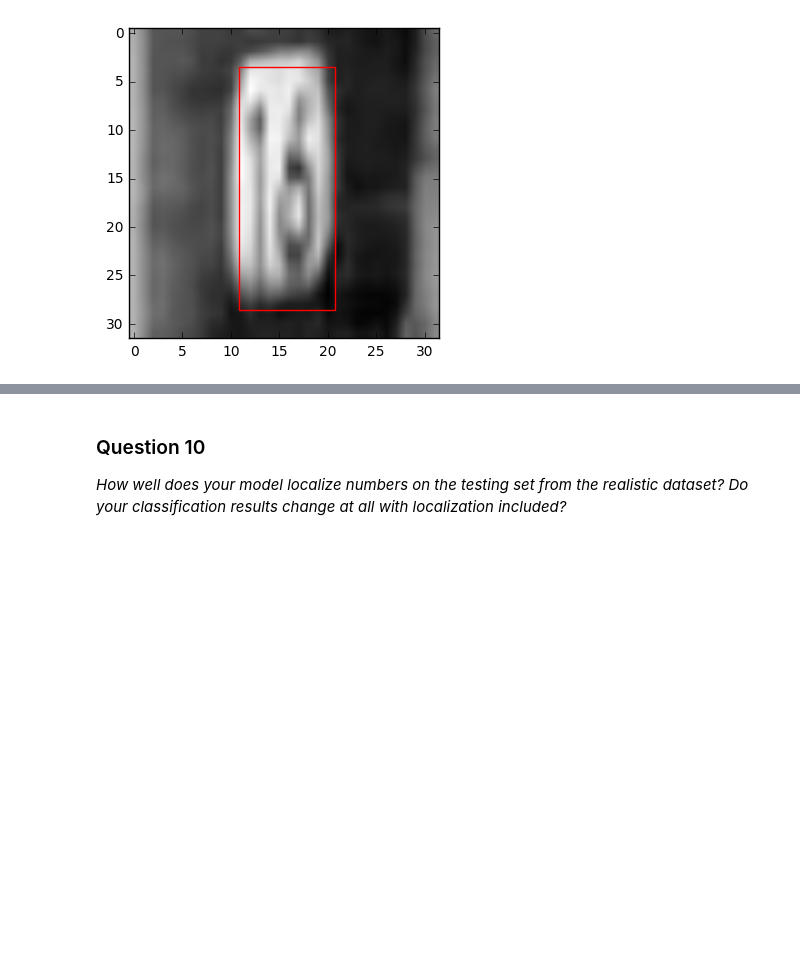
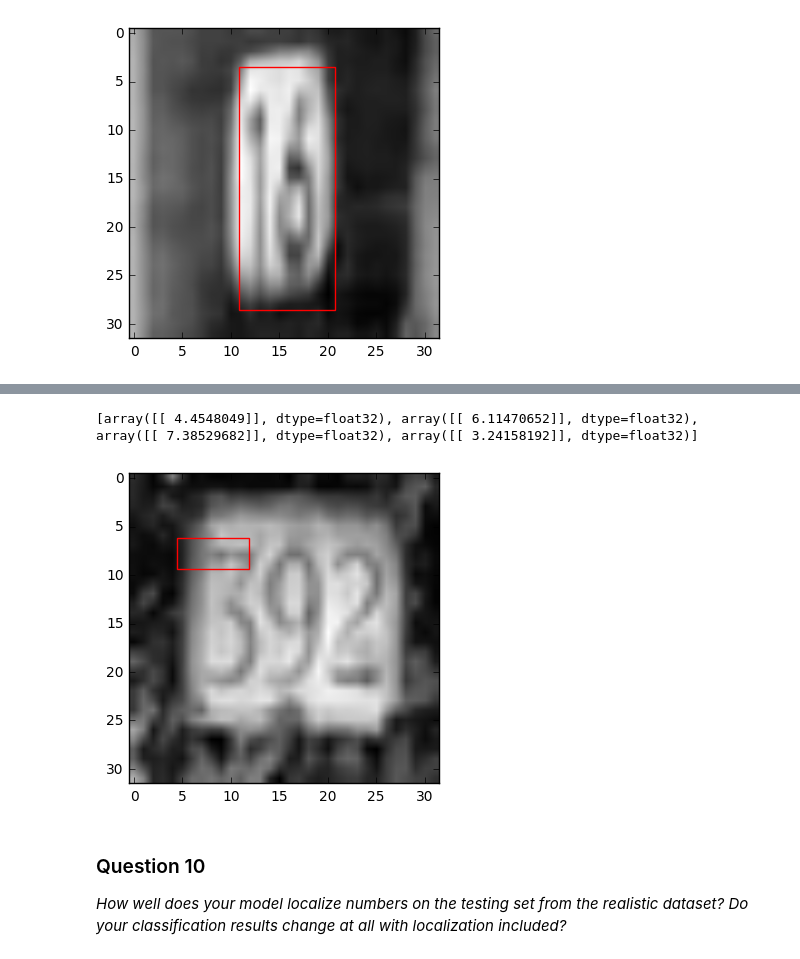
Before and after one commit to asindico/digitRecognition, a Jupyter notebook: digit_recognition.ipynb, the cells around one changed output, grey strips where cells are left out. Drawn from its saved outputs; the diff is of its cells as text; code cells hidden in the pictures; blank space fills up the shorter version.

```diff
--- a/digit_recognition.ipynb
+++ b/digit_recognition.ipynb
@@ -1114,3 +1220,29 @@ print(y_pred)
+# %%
+fig,ax = plt.subplots(1)
+filename = 'shot2.jpg'
+fullname = os.path.join(shot_folder, filename)
+img = Image.open(fullname)
+img = img.resize((BIG,BIG), Image.ANTIALIAS)
+img = img.crop([12,17,45,45])
+img = img.resize((SV_IMG_SIZE,SV_IMG_SIZE), Image.ANTIALIAS)
+array = np.asarray(img)
+array =  array.reshape((SV_IMG_SIZE,SV_IMG_SIZE,3)).astype(np.float32)
+na = np.zeros([SV_IMG_SIZE,SV_IMG_SIZE],dtype=int)
+for x in range (array.shape[0]):
+    for y in range (array.shape[1]):
+        na[x][y]=np.average(array[x][y][:])
+array = na.reshape(1,SV_IMG_SIZE,SV_IMG_SIZE,1)
+array = (array/125.5)-1
+y_pred = model.predict(array,batch_size=1,verbose=0)
+ax.imshow(array.reshape(SV_IMG_SIZE,SV_IMG_SIZE),cmap='gray')
+box = y_pred
+rect = patches.Rectangle((box[0][0][0],box[1][0][0]),box[2][0][0],box[3][0][0],linewidth=1,edgecolor='r',facecolor='none')
+#rect = patches.Rectangle((5.145,5.05),17.08,17.013)
+ax.add_patch(rect)
+print(y_pred)
+# %% [output]
+[array([[ 4.4548049]], dtype=float32), array([[ 6.11470652]], dtype=float32), array([[ 7.38529682]], dtype=float32), array([[ 3.24158192]], dtype=float32)]
+[figure, added]
 # %% [markdown]
 ### Question 10
 _How well does your model localize numbers on the testing set from the realistic dataset? Do your classification results change at all with localization included?_
```
Also changed, not shown: parts of 5 cells of this notebook.
